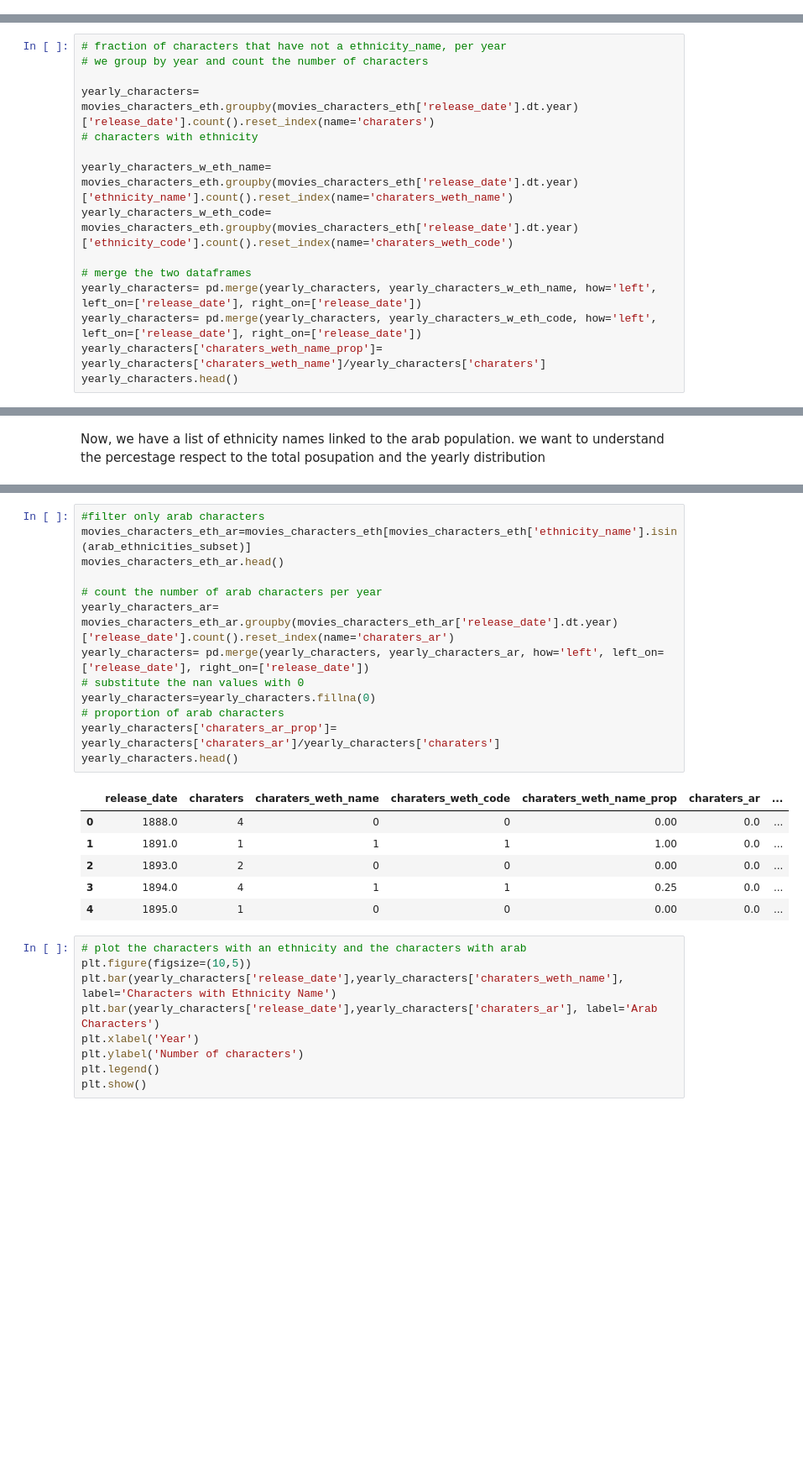
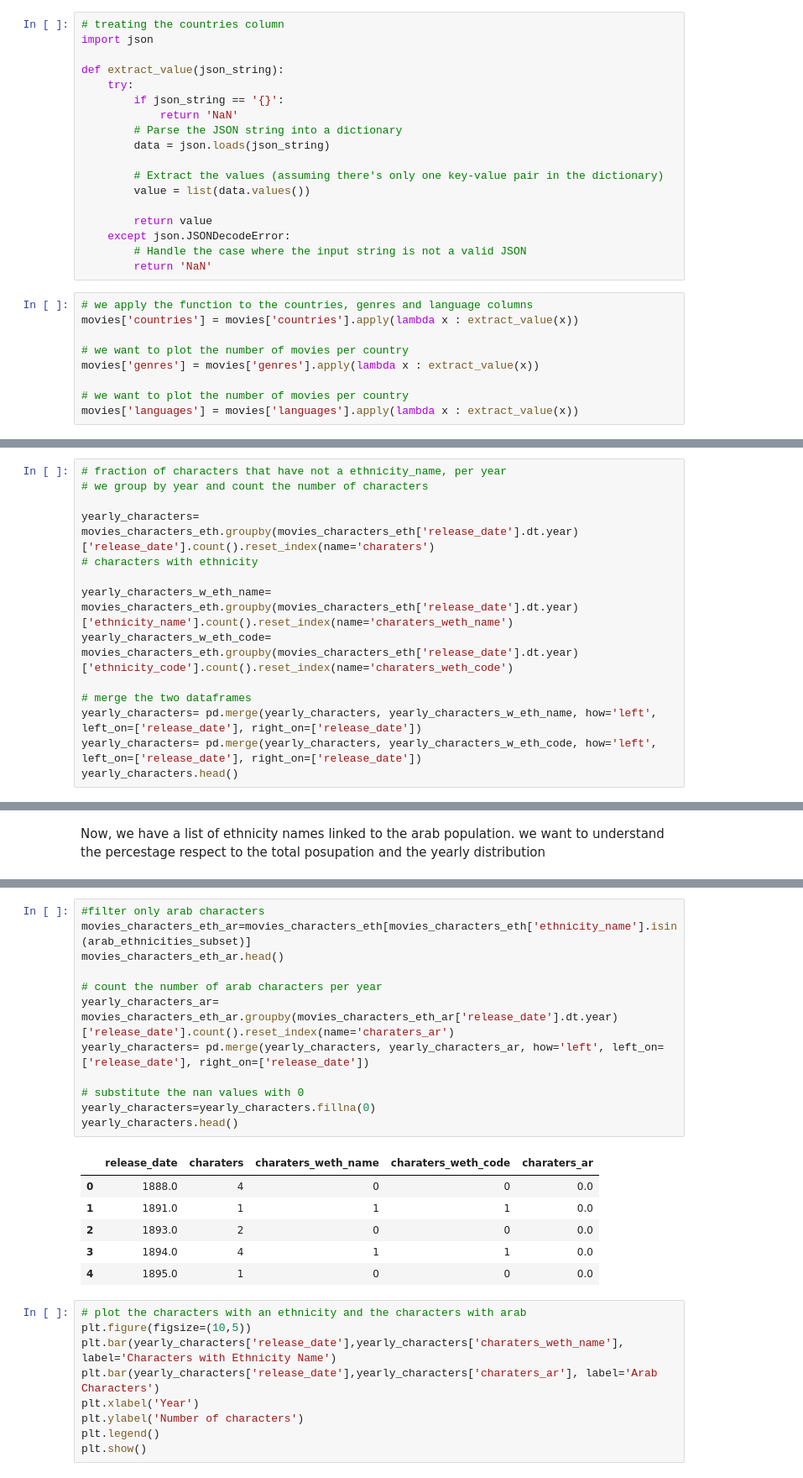
Before and after one commit to epfl-ada/ada-2023-project-pinacolada, a Jupyter notebook: P2.ipynb, the cells around one changed output, grey strips where cells are left out. Shown at 84% size. Saved outputs shown, nothing was run; the diff lists cells and outputs as text; blank space fills up the shorter version.

```diff
--- a/P2.ipynb
+++ b/P2.ipynb
@@ -59,0 +70,27 @@ Now, to really study arab actors, we read the actors df and work on the ethnicit
+# %%
+# treating the countries column
+import json
+
+def extract_value(json_string):
+    try:
+        if json_string == '{}':
+            return 'NaN'
+        # Parse the JSON string into a dictionary
+        data = json.loads(json_string)
+
+        # Extract the values (assuming there's only one key-value pair in the dictionary)
+        value = list(data.values())
+
+        return value
+    except json.JSONDecodeError:
+        # Handle the case where the input string is not a valid JSON
+        return 'NaN'
+# %%
+# we apply the function to the countries, genres and language columns
+movies['countries'] = movies['countries'].apply(lambda x : extract_value(x))
+
+# we want to plot the number of movies per country
+movies['genres'] = movies['genres'].apply(lambda x : extract_value(x))
+
+# we want to plot the number of movies per country
+movies['languages'] = movies['languages'].apply(lambda x : extract_value(x))
@@ -164,6 +207,5 @@ yearly_characters_w_eth_code= movies_characters_eth.groupby(movies_characters_et
 # merge the two dataframes
 yearly_characters= pd.merge(yearly_characters, yearly_characters_w_eth_name, how='left', left_on=['release_date'], right_on=['release_date'])
 yearly_characters= pd.merge(yearly_characters, yearly_characters_w_eth_code, how='left', left_on=['release_date'], right_on=['release_date'])
-yearly_characters['charaters_weth_name_prop']= yearly_characters['charaters_weth_name']/yearly_characters['charaters']
 yearly_characters.head()
 # %% [output]
@@ -275,23 +318,22 @@ proportion of arab characters 7.24%
 # %%
 #filter only arab characters
 movies_characters_eth_ar=movies_characters_eth[movies_characters_eth['ethnicity_name'].isin(arab_ethnicities_subset)]
 movies_characters_eth_ar.head()
 
 # count the number of arab characters per year
 yearly_characters_ar= movies_characters_eth_ar.groupby(movies_characters_eth_ar['release_date'].dt.year)['release_date'].count().reset_index(name='charaters_ar')
 yearly_characters= pd.merge(yearly_characters, yearly_characters_ar, how='left', left_on=['release_date'], right_on=['release_date'])
+
 # substitute the nan values with 0
 yearly_characters=yearly_characters.fillna(0)
-# proportion of arab characters
-yearly_characters['charaters_ar_prop']= yearly_characters['charaters_ar']/yearly_characters['charaters']
 yearly_characters.head()
 # %% [output]
-|  | release_date | charaters | charaters_weth_name | charaters_weth_code | charaters_weth_name_prop | charaters_ar | ... |
-| 0 | 1888.0 | 4 | 0 | 0 | 0.00 | 0.0 | ... |
-| 1 | 1891.0 | 1 | 1 | 1 | 1.00 | 0.0 | ... |
-| 2 | 1893.0 | 2 | 0 | 0 | 0.00 | 0.0 | ... |
-| 3 | 1894.0 | 4 | 1 | 1 | 0.25 | 0.0 | ... |
-| 4 | 1895.0 | 1 | 0 | 0 | 0.00 | 0.0 | ... |
+|  | release_date | charaters | charaters_weth_name | charaters_weth_code | charaters_ar |
+| 0 | 1888.0 | 4 | 0 | 0 | 0.0 |
+| 1 | 1891.0 | 1 | 1 | 1 | 0.0 |
+| 2 | 1893.0 | 2 | 0 | 0 | 0.0 |
+| 3 | 1894.0 | 4 | 1 | 1 | 0.0 |
+| 4 | 1895.0 | 1 | 0 | 0 | 0.0 |
 # %%
 # plot the characters with an ethnicity and the characters with arab
 plt.figure(figsize=(10,5))
```
Also changed, not shown: parts of 22 cells of this notebook.
